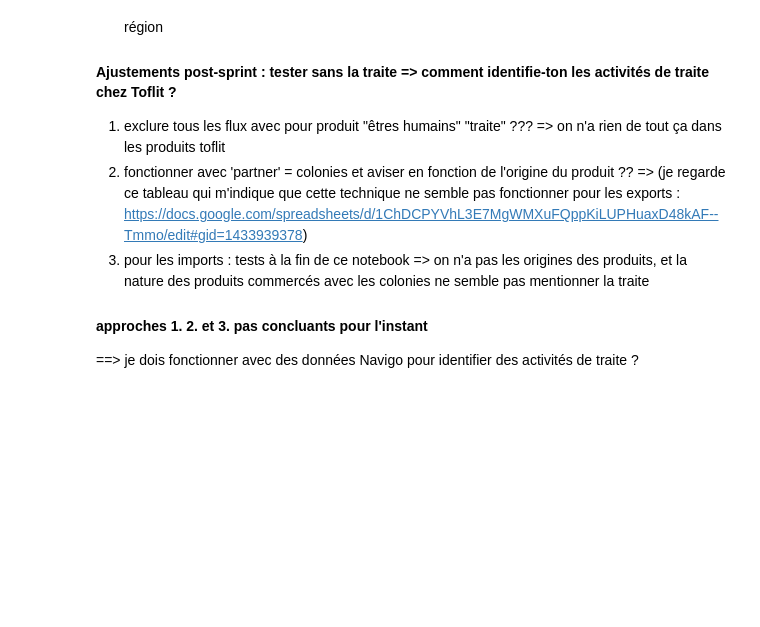
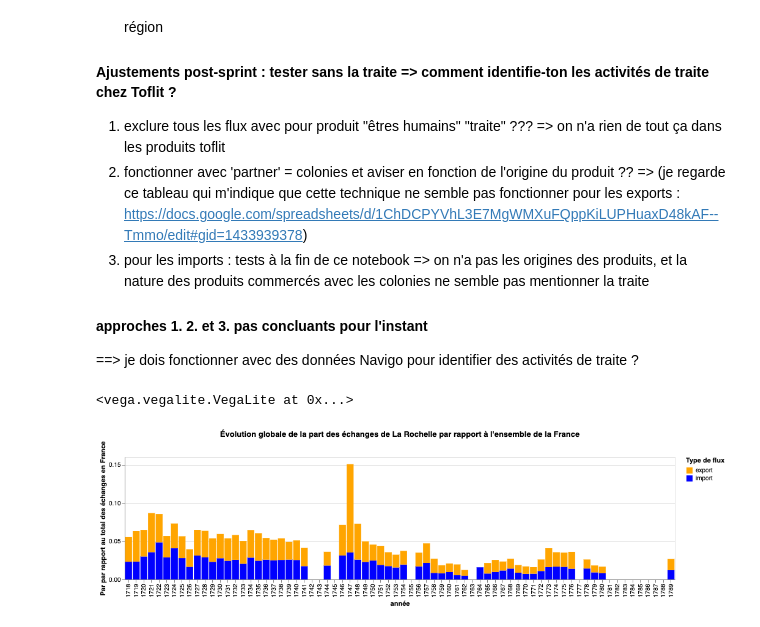
Before and after one commit to medialab/portic-datasprint-2021, a Jupyter notebook: productions_post_sprint/pesee-globale-sans-traite/pesee-globale-sans-traite.ipynb, the cells around one changed output. Saved outputs shown, nothing was run; the diff lists cells and outputs as text; code cells hidden in the pictures; blank space fills up the shorter version.

```diff
--- a/productions_post_sprint/pesee-globale-sans-traite/pesee-globale-sans-traite.ipynb
+++ b/productions_post_sprint/pesee-globale-sans-traite/pesee-globale-sans-traite.ipynb
@@ -86,30 +86,35 @@ for year, values in years.items():
         "year": year,
         "type": "reste de la France",
         "portion": 1 - values['la_rochelle_total'] / values['france_total'] if  values['france_total'] > 0 else 0
     })
     """
 VegaLite({
     "$schema": "https://vega.github.io/schema/vega-lite/v5.json",
     "title": "Évolution globale de la part des échanges de La Rochelle par rapport à l'ensemble de la France",
+    "width": 900,
+    "height": 200,
     "mark": {"type": "bar", "tooltip": {"content": "data"}},
     "encoding": {
         "x": {
             "field": "year",
             "type": "ordinal",
             "title": "année"
         },
         "y": {
             "type": "quantitative",
             "field": "portion",
             "title": "Par par rapport au total des échanges en France"
         },
         "color": {
             "type": "nominal",
             "field": "type",
             "title": "Type de flux",
             "scale": {
                 "range": ["orange", "blue", "white"]
             }
         }
     }
 }, pd.DataFrame([y for y in part_by_year if int(y['year']) > 1717 and int(y['year']) < 1790]))
+# %% [output]
+<vega.vegalite.VegaLite at 0x...>
+[figure, added]
```
Also changed, not shown: 8 other files.
